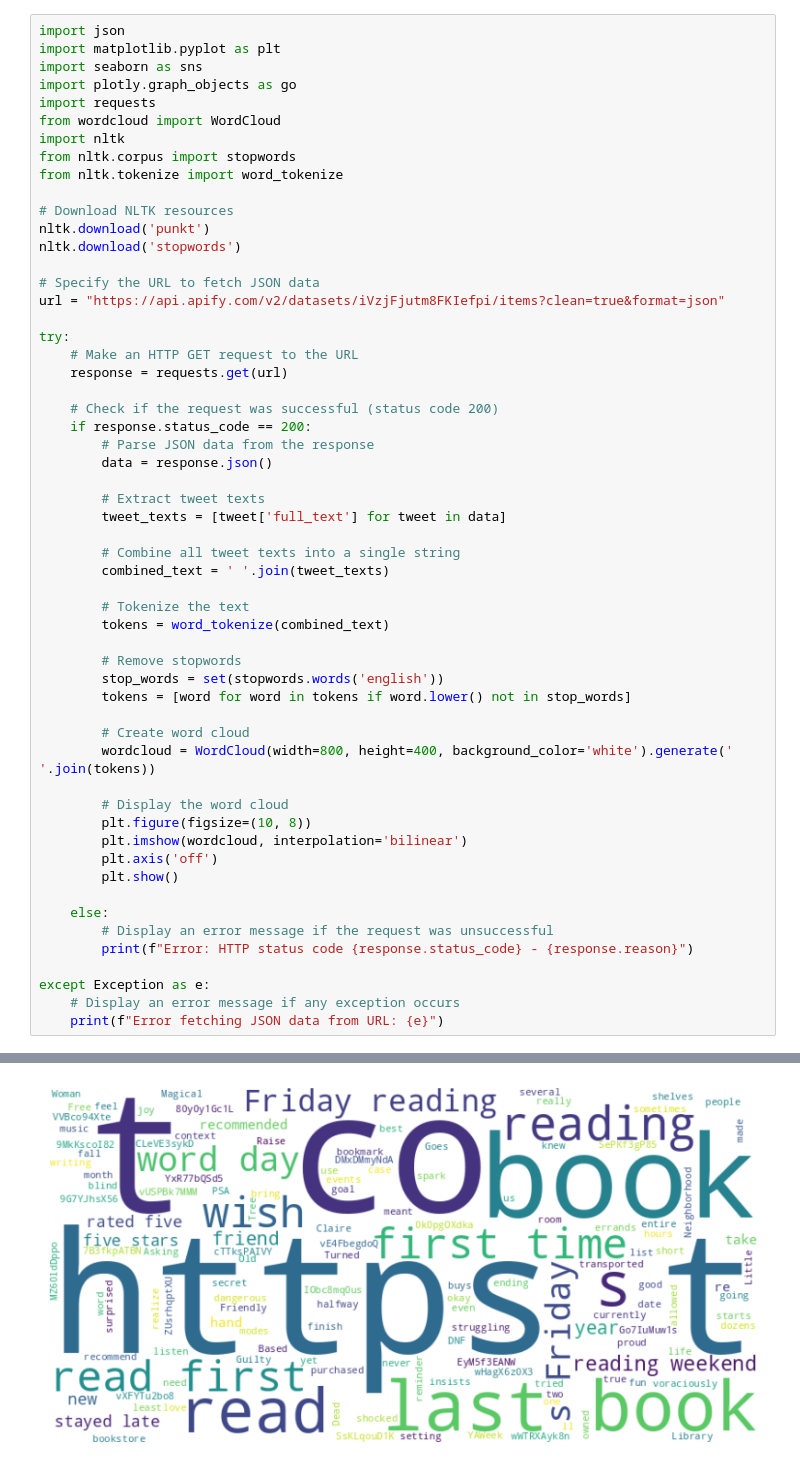
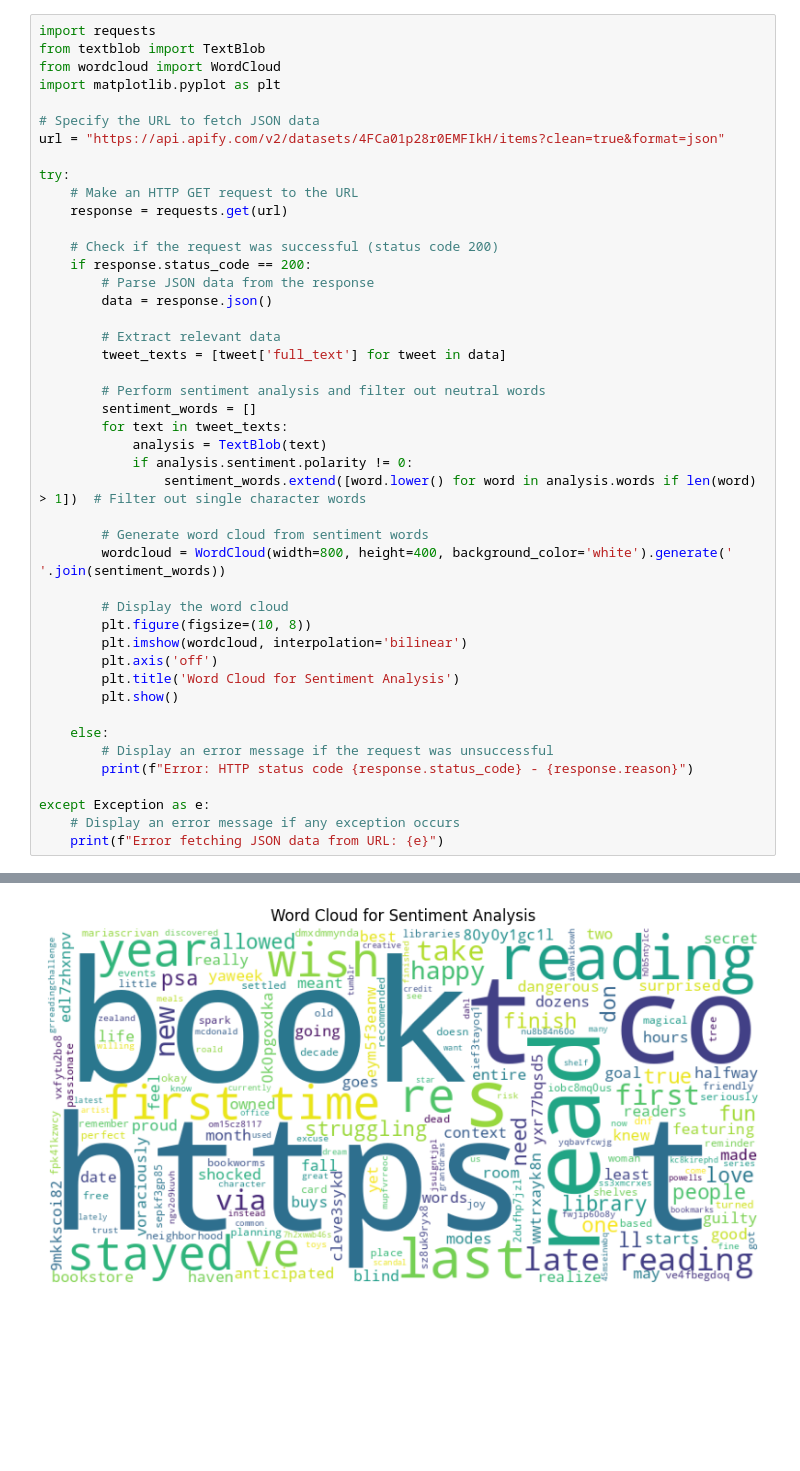
Before and after one commit to CollinsRutto/Social-Media-Analysis-and-scrapping, a Jupyter notebook: Word_Cloud.ipynb, the cells around one changed output, grey strips where cells are left out. Drawn from its saved outputs; the diff is of its cells as text; blank space fills up the shorter version.

```diff
--- a/Word_Cloud.ipynb
+++ b/Word_Cloud.ipynb
@@ -3,20 +10,11 @@
 # %%
-import json
+import requests
+from textblob import TextBlob
+from wordcloud import WordCloud
 import matplotlib.pyplot as plt
-import seaborn as sns
-import plotly.graph_objects as go
-import requests
-from wordcloud import WordCloud
-import nltk
-from nltk.corpus import stopwords
-from nltk.tokenize import word_tokenize
-
-# Download NLTK resources
-nltk.download('punkt')
-nltk.download('stopwords')
 
 # Specify the URL to fetch JSON data
-url = "https://api.apify.com/v2/datasets/iVzjFjutm8FKIefpi/items?clean=true&format=json"
+url = "https://api.apify.com/v2/datasets/4FCa01p28r0EMFIkH/items?clean=true&format=json"
 
 try:
     # Make an HTTP GET request to the URL
@@ -27,26 +25,24 @@ try:
         # Parse JSON data from the response
         data = response.json()
 
-        # Extract tweet texts
+        # Extract relevant data
         tweet_texts = [tweet['full_text'] for tweet in data]
 
-        # Combine all tweet texts into a single string
-        combined_text = ' '.join(tweet_texts)
+        # Perform sentiment analysis and filter out neutral words
+        sentiment_words = []
+        for text in tweet_texts:
+            analysis = TextBlob(text)
+            if analysis.sentiment.polarity != 0:
+                sentiment_words.extend([word.lower() for word in analysis.words if len(word) > 1])  # Filter out single character words
 
-        # Tokenize the text
-        tokens = word_tokenize(combined_text)
-
-        # Remove stopwords
-        stop_words = set(stopwords.words('english'))
-        tokens = [word for word in tokens if word.lower() not in stop_words]
-
-        # Create word cloud
-        wordcloud = WordCloud(width=800, height=400, background_color='white').generate(' '.join(tokens))
+        # Generate word cloud from sentiment words
+        wordcloud = WordCloud(width=800, height=400, background_color='white').generate(' '.join(sentiment_words))
 
         # Display the word cloud
         plt.figure(figsize=(10, 8))
         plt.imshow(wordcloud, interpolation='bilinear')
         plt.axis('off')
+        plt.title('Word Cloud for Sentiment Analysis')
         plt.show()
 
     else:
@@ -64 +56 @@ except Exception as e:
-[figure, old version]
+[figure, new version]
```
Also changed, not shown: parts of 2 cells of this notebook.
